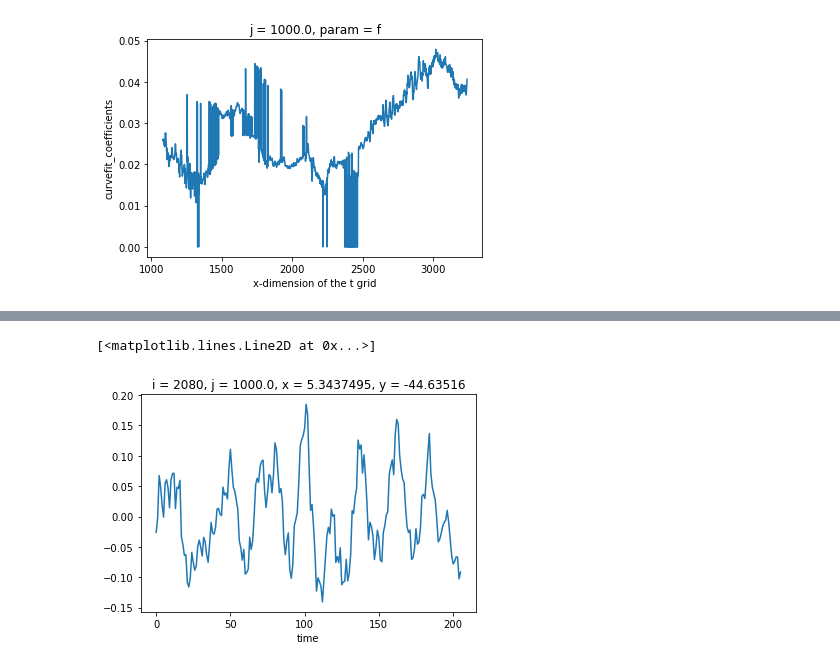
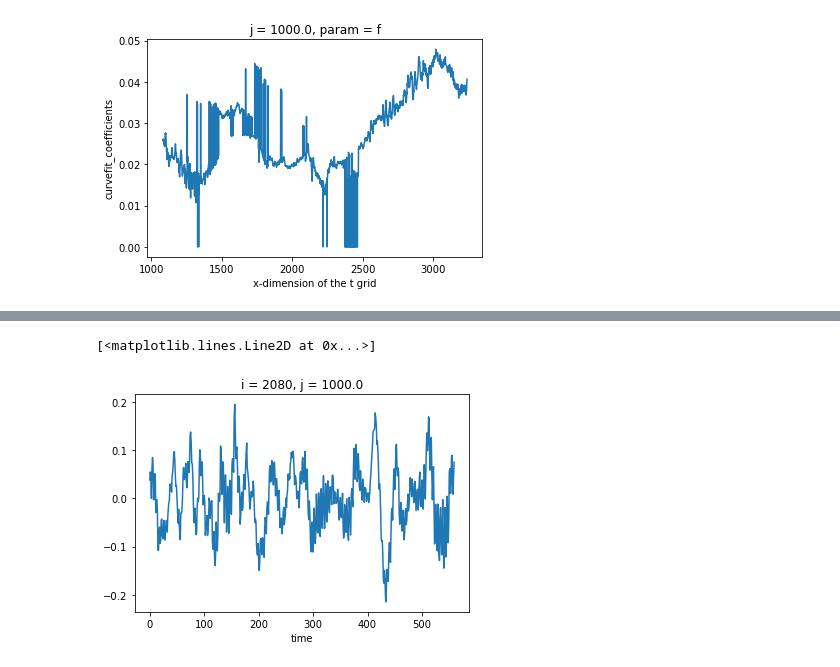
Before and after one commit to cspencerjones/separating-balanced, a Jupyter notebook: python/ginsburg_results/harmonic_tidal_fit.ipynb, the cells around one changed output, grey strips where cells are left out. Cells and saved outputs as stored; diff of their text form; code cells hidden in the pictures.

```diff
--- a/python/ginsburg_results/harmonic_tidal_fit.ipynb
+++ b/python/ginsburg_results/harmonic_tidal_fit.ipynb
@@ -131,7 +83,7 @@ eta_detrend.to_dataset(name='Eta').to_zarr('/swot/SUM02/spencer/swot_agulhas_sur
 # %% [markdown]
 # Start here to restart
 # %%
-eta_detrend = xr.open_zarr('/swot/SUM02/spencer/swot_agulhas_surf/eta_28detrend.zarr').Eta
+eta_detrend = xr.open_zarr('/swot/SUM02/spencer/swot_agulhas_surf/eta_28detrends.zarr').eta
 # %%
 eta_detrend.isel(i=1000,j=1000).plot()
 # %% [output]
@@ -241,17 +157,18 @@ check_it.curvefit_coefficients.sel(param='o').plot()
 [<matplotlib.lines.Line2D at 0x...>]
 [figure]
 # %%
-new_object=xr.DataArray(np.arange(0, 224),dims=['time'])
+new_object=xr.DataArray(np.arange(0, 584),dims=['time'])
 new_object = new_object*xr.ones_like(eta_detrend)
 # %%
-tide_est = xr.apply_ufunc(sinusoid_check,new_object,check_it.curvefit_coefficients.sel(param='a'),check_it.curvefit_coefficients.sel(param='b'),
-              check_it.curvefit_coefficients.sel(param='c'),check_it.curvefit_coefficients.sel(param='d'),
-              check_it.curvefit_coefficients.sel(param='e'),check_it.curvefit_coefficients.sel(param='f'),
-              check_it.curvefit_coefficients.sel(param='g'),check_it.curvefit_coefficients.sel(param='h'),
-              check_it.curvefit_coefficients.sel(param='k'),check_it.curvefit_coefficients.sel(param='l'),
-              check_it.curvefit_coefficients.sel(param='m'),check_it.curvefit_coefficients.sel(param='n'),
-                        check_it.curvefit_coefficients.sel(param='o'),check_it.curvefit_coefficients.sel(param='p'),
-                        check_it.curvefit_coefficients.sel(param='q'),check_it.curvefit_coefficients.sel(param='r'),
-                        check_it.curvefit_coefficients.sel(param='s')
-            ,dask='allowed')
+tide_est = xr.apply_ufunc(sinusoid_check,new_object,coeffs.curvefit_coefficients.sel(param='a'),coeffs.curvefit_coefficients.sel(param='b'),
+              coeffs.curvefit_coefficients.sel(param='c'),coeffs.curvefit_coefficients.sel(param='d'),
+              coeffs.curvefit_coefficients.sel(param='e'),coeffs.curvefit_coefficients.sel(param='f'),
+              coeffs.curvefit_coefficients.sel(param='g'),coeffs.curvefit_coefficients.sel(param='h'),
+              coeffs.curvefit_coefficients.sel(param='k'),
+                          coeffs.curvefit_coefficients.sel(param='l'),
+              coeffs.curvefit_coefficients.sel(param='m'),coeffs.curvefit_coefficients.sel(param='n'),
+                        coeffs.curvefit_coefficients.sel(param='o'),#check_it.curvefit_coefficients.sel(param='p'),
+                      #  check_it.curvefit_coefficients.sel(param='q'),check_it.curvefit_coefficients.sel(param='r'),
+                      #  check_it.curvefit_coefficients.sel(param='s')
+            dask='allowed')
 # %%
@@ -263,5 +181,5 @@ KeyboardInterrupt:
 # %%
-(eta_detrend.isel(i=1000,j=1000,time=slice(18,1000))-tide_est.isel(time=slice(0,-18))).plot()
+(eta_detrend.isel(i=1000,j=1000,time=slice(24,1000))-tide_est.isel(i=1000,j=1000,time=slice(0,-24))).plot()
 # %% [output]
 [<matplotlib.lines.Line2D at 0x...>]
-[figure, old version]
+[figure, new version]
```
Also changed, not shown: parts of 39 cells of this notebook.
